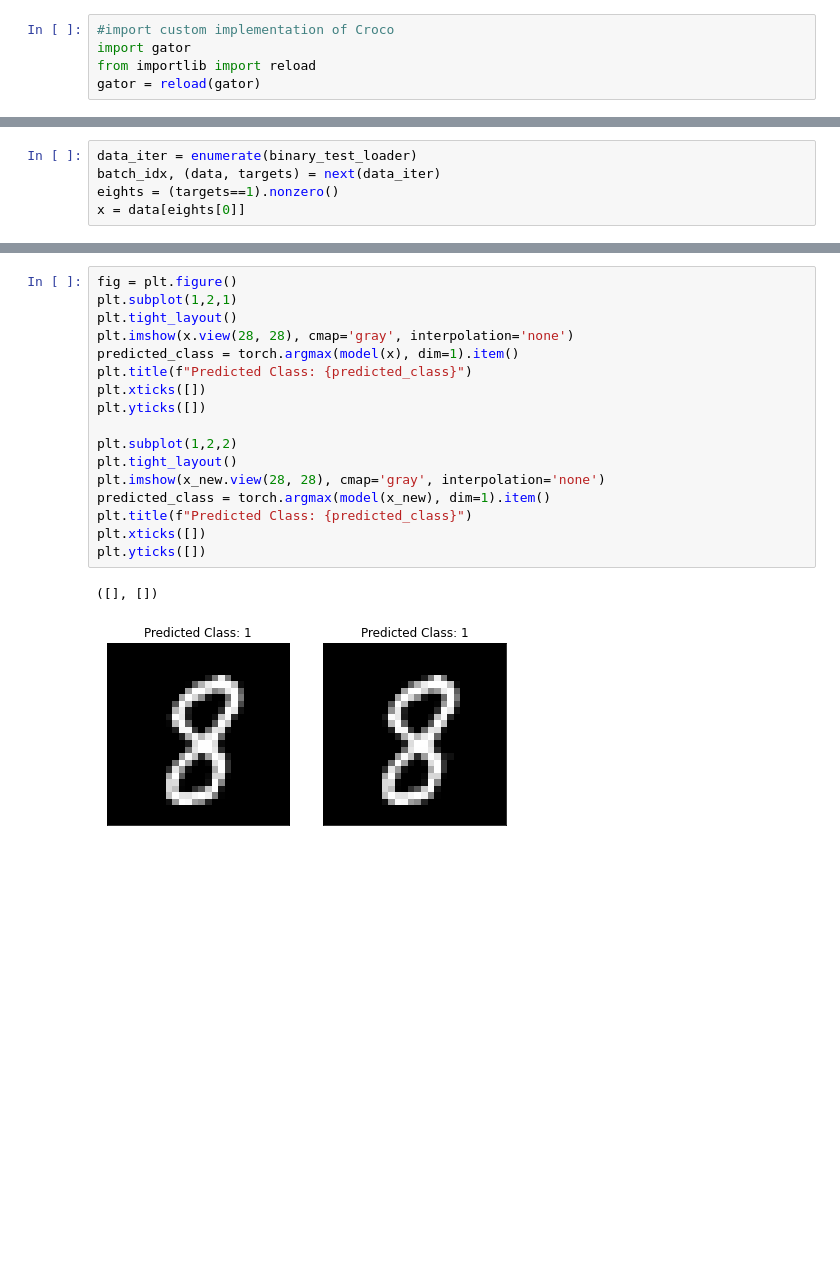
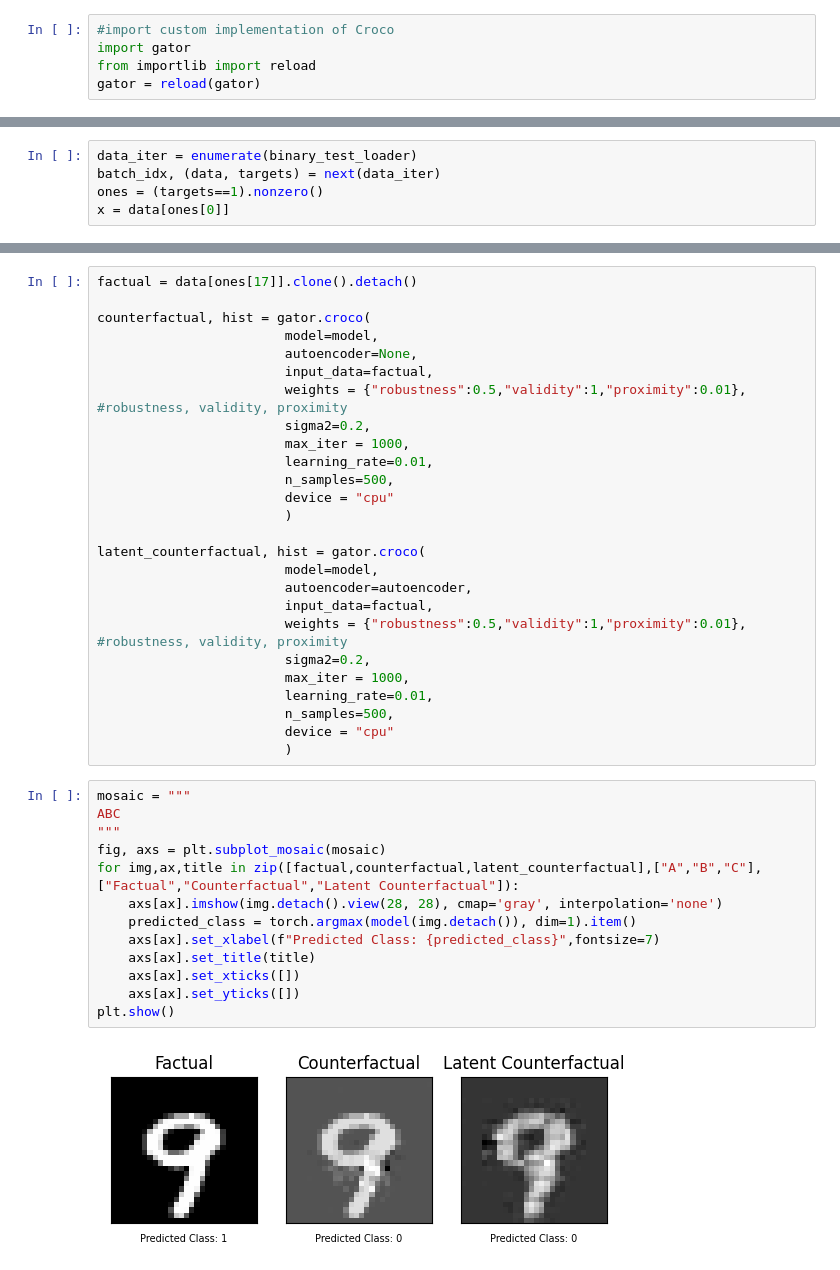
Before and after one commit to cgiova/xai_croco, a Jupyter notebook: croco_exploration.ipynb, the cells around one changed output, grey strips where cells are left out. Saved outputs shown, nothing was run; the diff lists cells and outputs as text; blank space fills up the shorter version.

Commit message:
finished croco with latent representation

```diff
--- a/croco_exploration.ipynb
+++ b/croco_exploration.ipynb
@@ -70,5 +68,5 @@ PARAMS = {
 # %%
 data_iter = enumerate(binary_test_loader)
 batch_idx, (data, targets) = next(data_iter)
-eights = (targets==1).nonzero()
-x = data[eights[0]]
+ones = (targets==1).nonzero()
+x = data[ones[0]]
@@ -122,20 +73,41 @@ hist["validity"]
-# %%
-fig = plt.figure()
-plt.subplot(1,2,1)
-plt.tight_layout()
-plt.imshow(x.view(28, 28), cmap='gray', interpolation='none')
-predicted_class = torch.argmax(model(x), dim=1).item()
-plt.title(f"Predicted Class: {predicted_class}")
-plt.xticks([])
-plt.yticks([])
-
-plt.subplot(1,2,2)
-plt.tight_layout()
-plt.imshow(x_new.view(28, 28), cmap='gray', interpolation='none')
-predicted_class = torch.argmax(model(x_new), dim=1).item()
-plt.title(f"Predicted Class: {predicted_class}")
-plt.xticks([])
-plt.yticks([])
-# %% [output]
-([], [])
-[figure, removed]
+# %%
+factual = data[ones[17]].clone().detach()
+
+counterfactual, hist = gator.croco(
+                        model=model,
+                        autoencoder=None,
+                        input_data=factual,
+                        weights = {"robustness":0.5,"validity":1,"proximity":0.01}, #robustness, validity, proximity
+                        sigma2=0.2,
+                        max_iter = 1000,
+                        learning_rate=0.01,
+                        n_samples=500,
+                        device = "cpu"
+                        )
+
+latent_counterfactual, hist = gator.croco(
+                        model=model,
+                        autoencoder=autoencoder,
+                        input_data=factual,
+                        weights = {"robustness":0.5,"validity":1,"proximity":0.01}, #robustness, validity, proximity
+                        sigma2=0.2,
+                        max_iter = 1000,
+                        learning_rate=0.01,
+                        n_samples=500,
+                        device = "cpu"
+                        )
+# %%
+mosaic = """
+ABC
+"""
+fig, axs = plt.subplot_mosaic(mosaic)
+for img,ax,title in zip([factual,counterfactual,latent_counterfactual],["A","B","C"],["Factual","Counterfactual","Latent Counterfactual"]):
+    axs[ax].imshow(img.detach().view(28, 28), cmap='gray', interpolation='none')
+    predicted_class = torch.argmax(model(img.detach()), dim=1).item()
+    axs[ax].set_xlabel(f"Predicted Class: {predicted_class}",fontsize=7)
+    axs[ax].set_title(title)
+    axs[ax].set_xticks([])
+    axs[ax].set_yticks([])
+plt.show()
+# %% [output]
+[figure, added]
```
Also changed, not shown: parts of 9 cells of this notebook, 5 other files.
